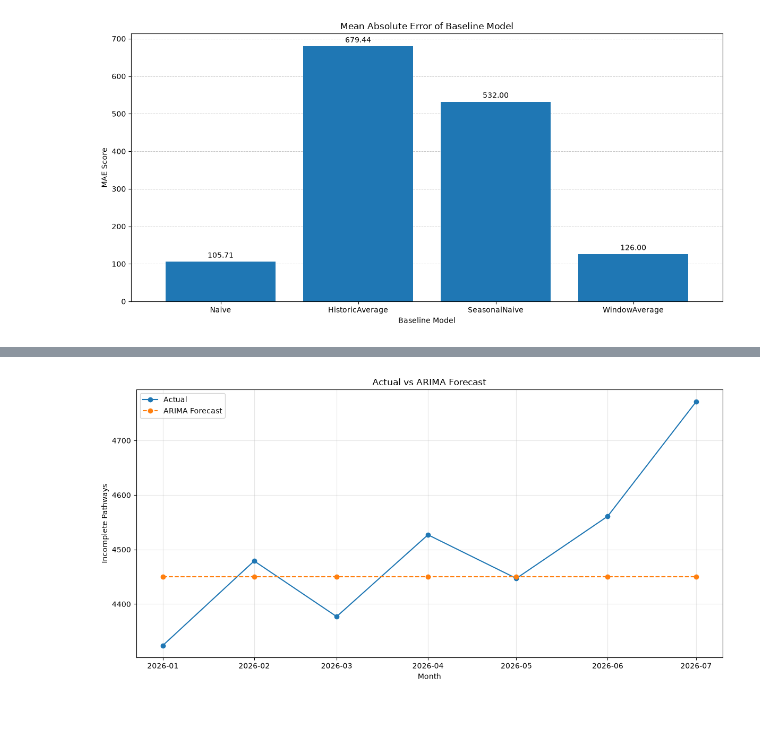
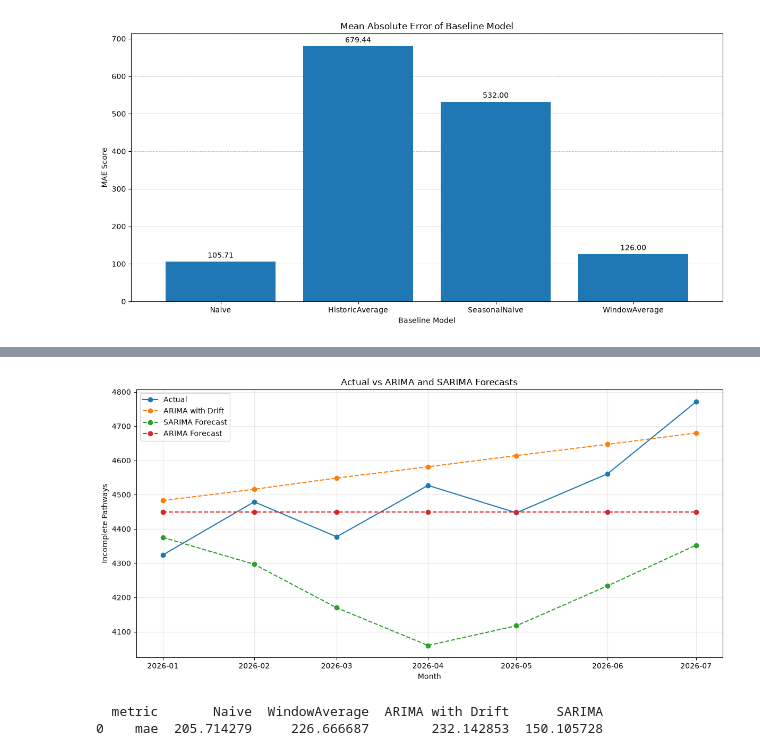
Before and after one commit to patinnojoe/MTL-DS-008-patinnojoe, a Jupyter notebook: notebooks/data_modelling.ipynb, the cells around one changed output, grey strips where cells are left out. Cells and saved outputs as stored; diff of their text form; code cells hidden in the pictures; blank space fills up the shorter version.

```diff
--- a/notebooks/data_modelling.ipynb
+++ b/notebooks/data_modelling.ipynb
@@ -235,31 +259,99 @@ print(type(sarima_model))
 # %%
 fig, ax = plt.subplots(figsize=(12, 6))
 
+# Actual values
 ax.plot(
     arima_eval_df["ds"],
     arima_eval_df["y"],
     marker="o",
     label="Actual"
 )
 
+# ARIMA with drift
+ax.plot(
+    arima_eval_df["ds"],
+    arima_eval_df["ARIMA with drift"],
+    marker="o",
+    linestyle="--",
+    label="ARIMA with Drift"
+)
+
+# SARIMA
+ax.plot(
+    arima_eval_df["ds"],
+    arima_eval_df["SARIMA"],
+    marker="o",
+    linestyle="--",
+    label="SARIMA Forecast"
+)
+
+# ARIMA
 ax.plot(
     arima_eval_df["ds"],
     arima_eval_df["ARIMA"],
     marker="o",
     linestyle="--",
     label="ARIMA Forecast"
 )
 
 ax.set(
-    title="Actual vs ARIMA Forecast",
+    title="Actual vs ARIMA and SARIMA Forecasts",
     xlabel="Month",
     ylabel="Incomplete Pathways"
 )
 
 ax.legend()
 ax.grid(alpha=0.3)
 
 fig.tight_layout()
 plt.show()
 # %% [output]
-[figure, old version]
+[figure, new version]
+# %%
+# Evaluating the selected models using cross-validation
+
+models = [
+    Naive(),
+    WindowAverage(3),
+    ARIMA(
+        order=(0, 1, 0),
+        include_drift=True,
+        alias="ARIMA with Drift"
+    ),
+    AutoARIMA( seasonal=True,
+            season_length=12,
+            alias="SARIMA")
+]
+
+sf = StatsForecast(
+    models=models,
+    freq="MS"
+)
+
+cv_df = sf.cross_validation(
+    df=training_data,
+    h=horizon,
+    refit=True,
+    step_size=7,
+    n_windows=3
+)
+
+# Evaluate model performance
+cv_evaluate = evaluate(
+    cv_df.drop(columns=["cutoff"]),
+    metrics=[mae]
+)
+
+# Calculate average MAE across validation windows
+cv_evaluate = (
+    cv_evaluate
+    .drop(columns=["unique_id"])
+    .groupby("metric")
+    .mean()
+    .reset_index()
+)
+
+print(cv_evaluate)
+# %% [output]
+  metric       Naive  WindowAverage  ARIMA with Drift      SARIMA
+0    mae  205.714279     226.666687        232.142853  150.105728
```
Also changed, not shown: parts of 11 cells of this notebook, 3 other files.
